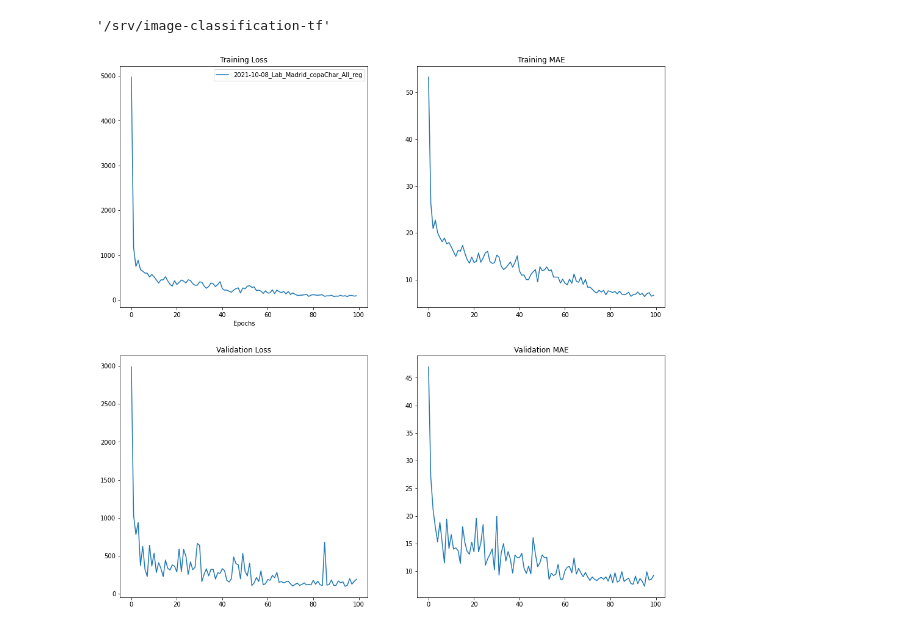
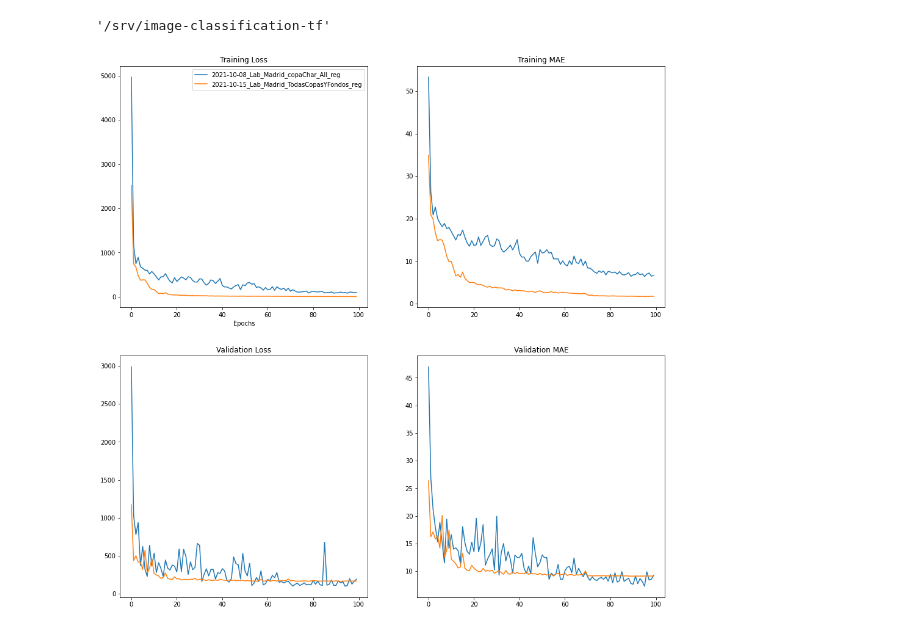
Before and after one commit to MiriamCobo/BrainGut-WineUp, a Jupyter notebook: notebooks/2.0-Model_training.ipynb, the cells around one changed output. Cells and saved outputs as stored; diff of their text form; code cells hidden in the pictures.

```diff
--- a/notebooks/2.0-Model_training.ipynb
+++ b/notebooks/2.0-Model_training.ipynb
@@ -98,8 +98,9 @@ pwd
 # %%
 from imgclas.plot_utils import multi_training_plots
 
-TIMESTAMPS = ['2021-10-08_Lab_Madrid_copaChar_All_reg']
+TIMESTAMPS = ['2021-10-08_Lab_Madrid_copaChar_All_reg',
+             '2021-10-15_Lab_Madrid_TodasCopasYFondos_reg']
 
 multi_training_plots(timestamps=TIMESTAMPS)
 # %% [output]
-[figure, old version]
+[figure, new version]
```
Also changed, not shown: parts of 4 cells of this notebook, 5 other files.
